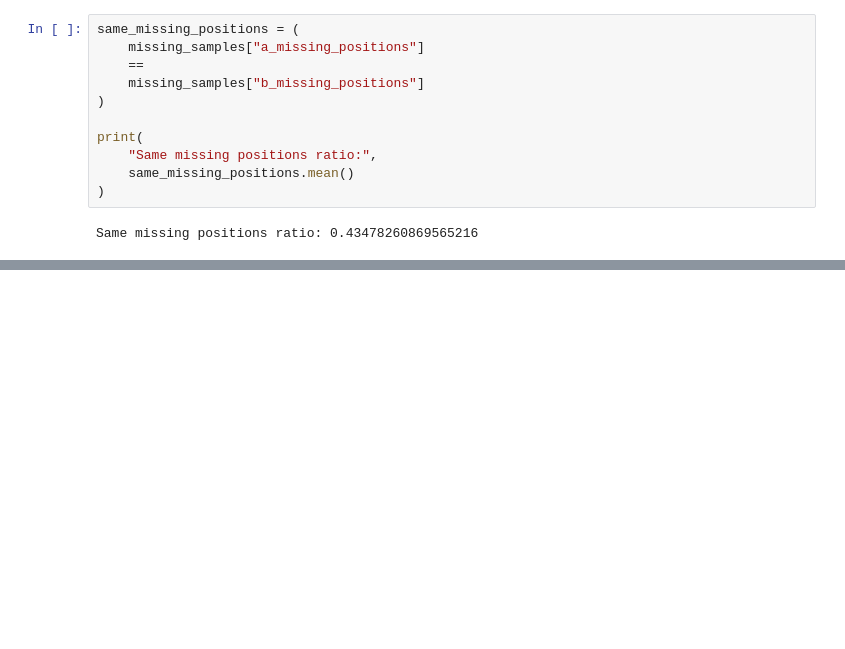
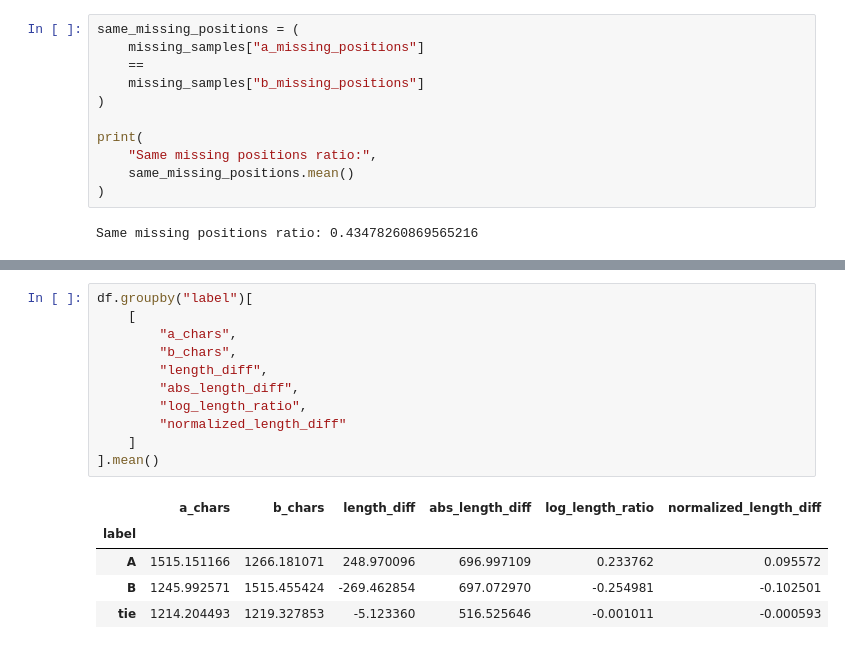
Before and after one commit to AAAAAmily/lmsys-preference-prediction, a Jupyter notebook: notebooks/02_feature_engineering.ipynb, the cells around one changed output, grey strips where cells are left out. Cells and saved outputs as stored; diff of their text form; blank space fills up the shorter version.

```diff
--- a/notebooks/02_feature_engineering.ipynb
+++ b/notebooks/02_feature_engineering.ipynb
@@ -257,0 +309,17 @@ Same missing positions ratio: 0.43478260869565216
+# %%
+df.groupby("label")[
+    [
+        "a_chars",
+        "b_chars",
+        "length_diff",
+        "abs_length_diff",
+        "log_length_ratio",
+        "normalized_length_diff"
+    ]
+].mean()
+# %% [output]
+|  | a_chars | b_chars | length_diff | abs_length_diff | log_length_ratio | normalized_length_diff |
+| label |  |  |  |  |  |  |
+| A | 1515.151166 | 1266.181071 | 248.970096 | 696.997109 | 0.233762 | 0.095572 |
+| B | 1245.992571 | 1515.455424 | -269.462854 | 697.072970 | -0.254981 | -0.102501 |
+| tie | 1214.204493 | 1219.327853 | -5.123360 | 516.525646 | -0.001011 | -0.000593 |
```
Also changed, not shown: parts of 7 cells of this notebook.
